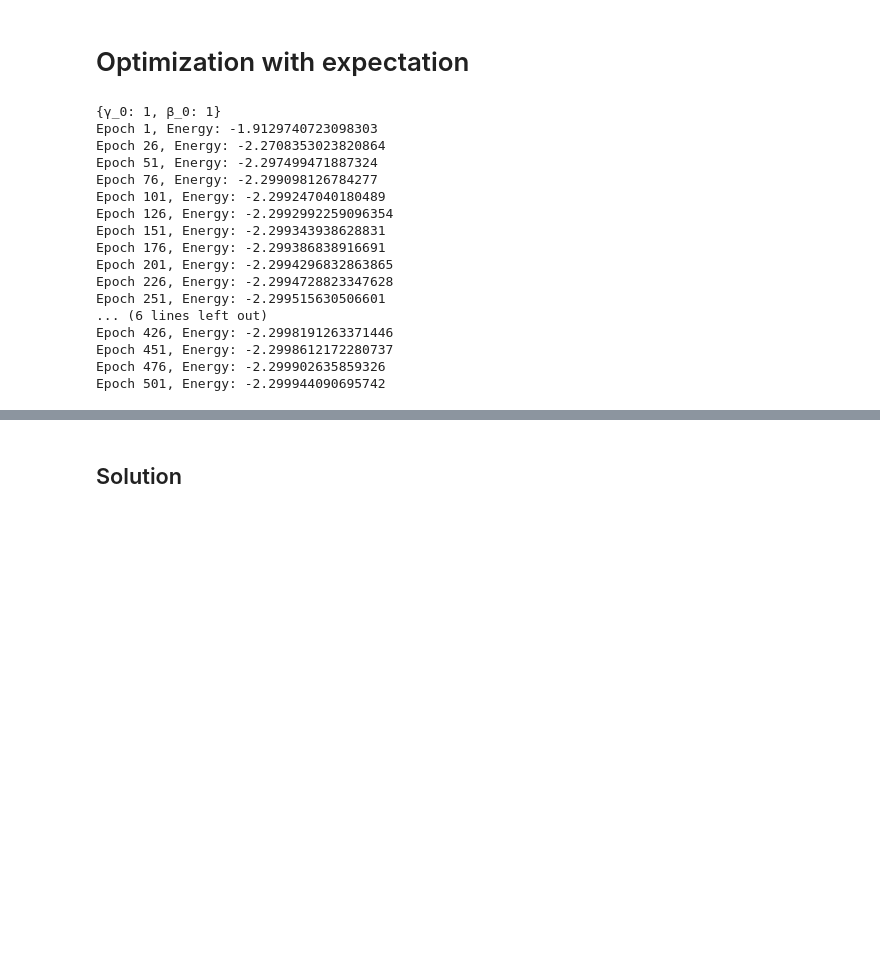
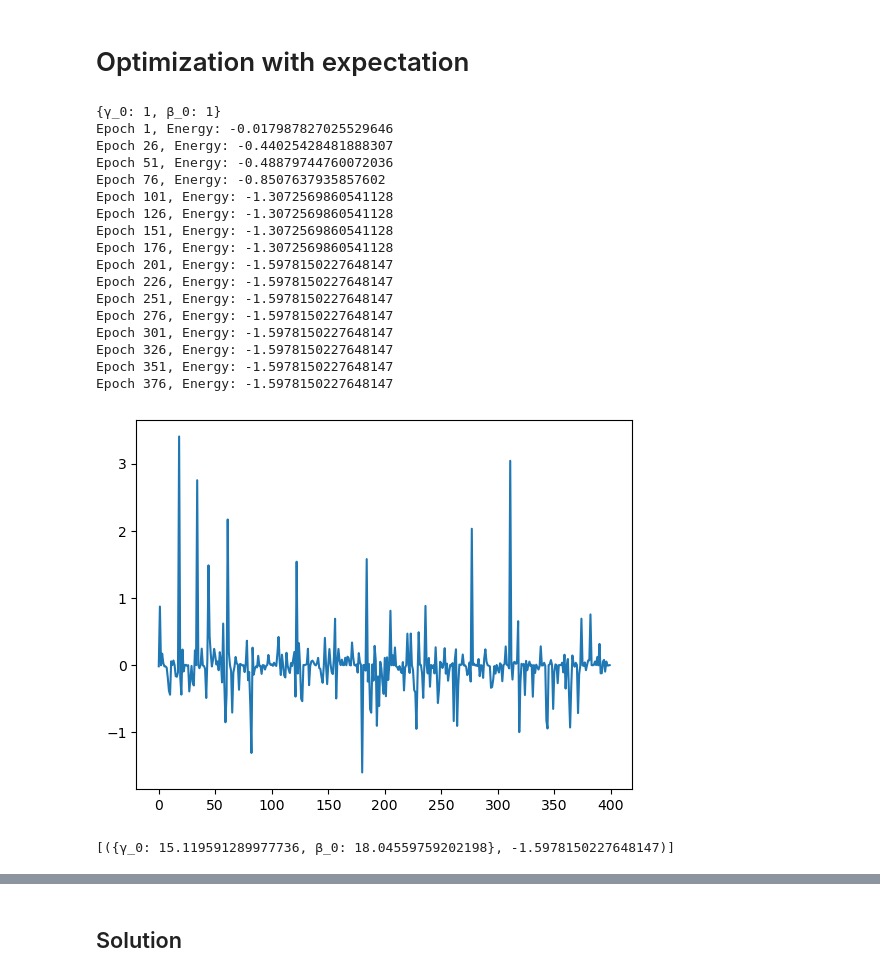
Before and after one commit to DanielPora/BILP-Q-version-for-Circ, a Jupyter notebook: BILP-Q Cirq Tutorial.ipynb, the cells around one changed output, grey strips where cells are left out. Drawn from its saved outputs; the diff is of its cells as text; code cells hidden in the pictures; blank space fills up the shorter version.

```diff
--- a/BILP-Q Cirq Tutorial.ipynb
+++ b/BILP-Q Cirq Tutorial.ipynb
@@ -339,7 +345,7 @@ def param_optimizer(param_dict, circuit, qubits, lr, epochs):
     params = cirq.ParamResolver(param_dict)
 
     random_restart = 0
-
+    vals = []
 
 
     for step in range(epochs):
@@ -347,7 +353,7 @@ def param_optimizer(param_dict, circuit, qubits, lr, epochs):
         # The final state vector and energy of the circuit with the parameter values given by param_dict
         base_state = abs(simulator.simulate(circuit, param_resolver=params).final_state_vector)
         base_energy = base_state @ M @ base_state
-
+        vals.append(base_energy)
         # whenever the energy is lower than previously detected, the best value and it's parameter will be stored
         if base_energy < opt_energy:
             opt_energy = base_energy
@@ -358,10 +364,10 @@ def param_optimizer(param_dict, circuit, qubits, lr, epochs):
         j = 0
         for i in param_dict:
 
-            param_dict[i] += 0.001
+            param_dict[i] += 0.01
             params = cirq.ParamResolver(param_dict)
             eps_state = abs(simulator.simulate(circuit, param_resolver=params).final_state_vector)
-            param_dict[i] -= 0.001
+            param_dict[i] -= 0.01
             eps = base_energy - (eps_state @ M @ eps_state)
             grad[j] = eps
             j += 1
@@ -386,11 +392,14 @@ def param_optimizer(param_dict, circuit, qubits, lr, epochs):
         if random_restart == 3:
 
             random_restart = 0
-            param_dict[gamma[0]] = random.uniform(0, 5)
-            param_dict[beta[0]] = random.uniform(0, 2)
+            param_dict[gamma[0]] += random.uniform(-2, 2)
+            param_dict[beta[0]] += random.uniform(-2, 2)
 
         if not step % 25:
             print(f"Epoch {step+1}, Energy: {opt_energy}")
+    x = (range(len(vals)))
+    plt.plot(x,vals)
+    plt.show()
     return opt_param_dict, opt_energy
 # %%
 # Basic gradient descent to find the best parameter for the lowest energy level
@@ -476,25 +500,27 @@ def Q_optim(param_dict, circuit, qubits, lr, epochs):
 # %%
 solutions = []
 
 print(param_dict)
 
-solutions.append(Q_optim(param_dict, qaoa, qubits, 1, 700))
+solutions.append(param_optimizer(param_dict, qaoa, qubits, 1, 400))
 solutions
 # %% [output]
 {γ_0: 1, β_0: 1}
-Epoch 1, Energy: -1.9129740723098303
-Epoch 26, Energy: -2.2708353023820864
-Epoch 51, Energy: -2.297499471887324
-Epoch 76, Energy: -2.299098126784277
-Epoch 101, Energy: -2.299247040180489
-Epoch 126, Energy: -2.2992992259096354
-Epoch 151, Energy: -2.299343938628831
-Epoch 176, Energy: -2.299386838916691
-Epoch 201, Energy: -2.2994296832863865
-Epoch 226, Energy: -2.2994728823347628
-Epoch 251, Energy: -2.299515630506601
-... (6 lines left out)
-Epoch 426, Energy: -2.2998191263371446
-Epoch 451, Energy: -2.2998612172280737
-Epoch 476, Energy: -2.299902635859326
-Epoch 501, Energy: -2.299944090695742
+Epoch 1, Energy: -0.017987827025529646
+Epoch 26, Energy: -0.44025428481888307
+Epoch 51, Energy: -0.48879744760072036
+Epoch 76, Energy: -0.8507637935857602
+Epoch 101, Energy: -1.3072569860541128
+Epoch 126, Energy: -1.3072569860541128
+Epoch 151, Energy: -1.3072569860541128
+Epoch 176, Energy: -1.3072569860541128
+Epoch 201, Energy: -1.5978150227648147
+Epoch 226, Energy: -1.5978150227648147
+Epoch 251, Energy: -1.5978150227648147
+Epoch 276, Energy: -1.5978150227648147
+Epoch 301, Energy: -1.5978150227648147
+Epoch 326, Energy: -1.5978150227648147
+Epoch 351, Energy: -1.5978150227648147
+Epoch 376, Energy: -1.5978150227648147
+[figure, added]
+[({γ_0: 15.119591289977736, β_0: 18.04559759202198}, -1.5978150227648147)]
```
Also changed, not shown: parts of 28 cells of this notebook, 1 other file.
